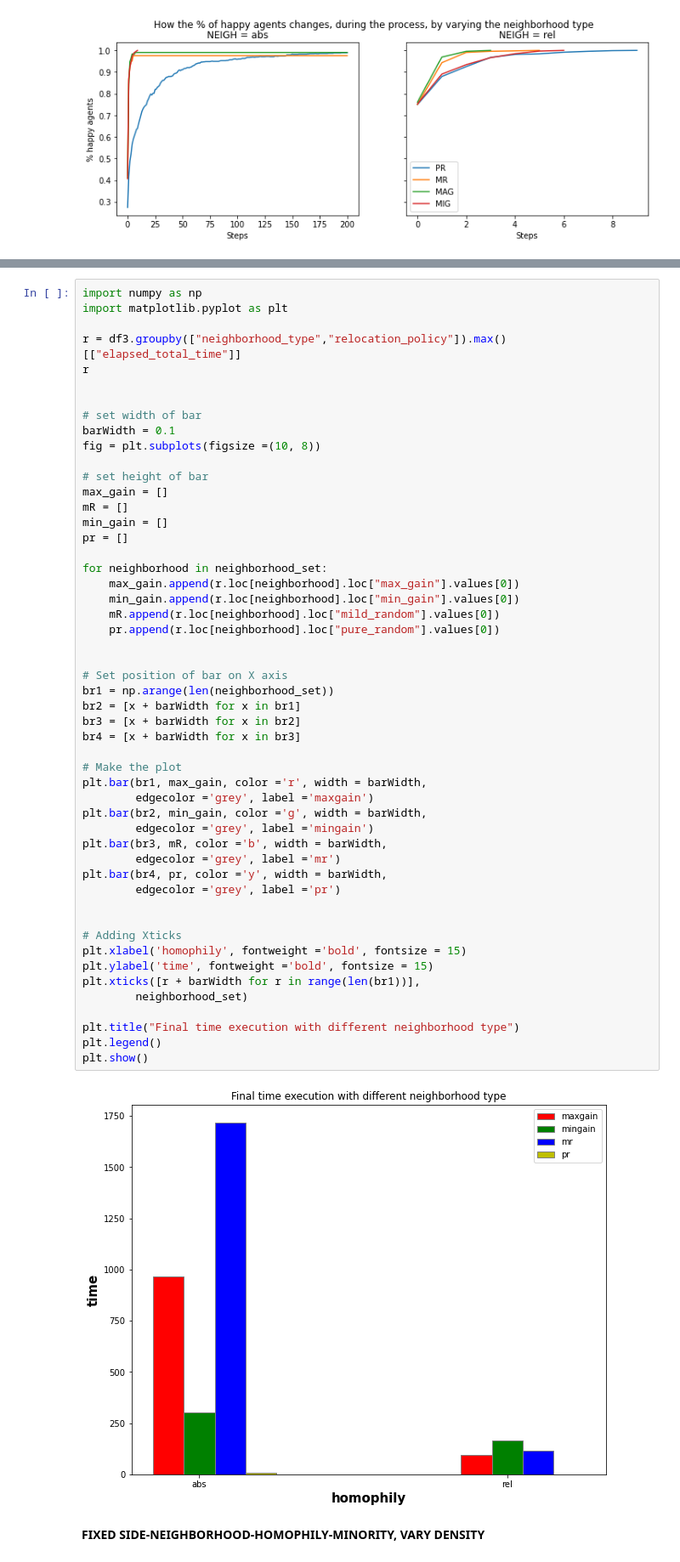
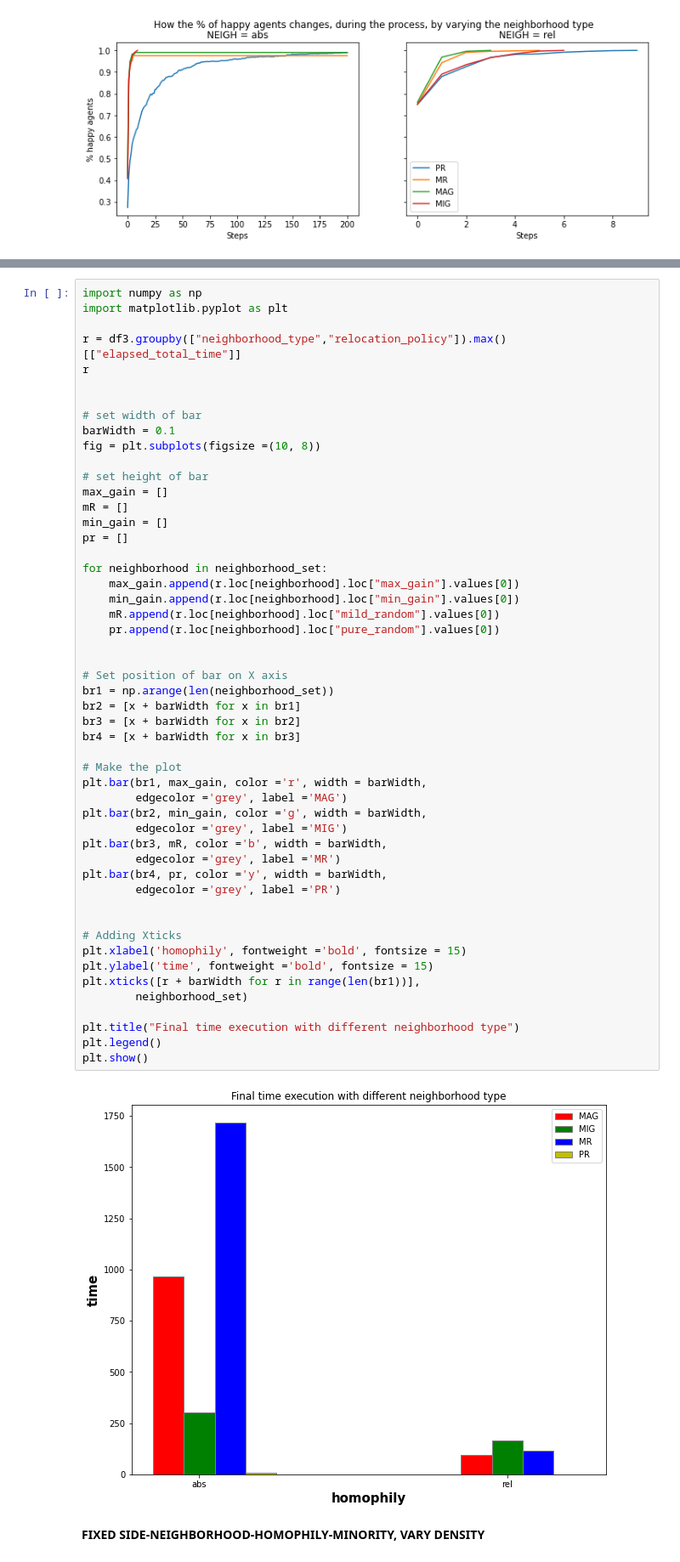
Before and after one commit to matteo-Donofrio-unipi/GEOSPA, a Jupyter notebook: schelling_model2.ipynb, the cells around one changed output, grey strips where cells are left out. Shown at 85% size. Saved outputs shown, nothing was run; the diff lists cells and outputs as text.

```diff
--- a/schelling_model2.ipynb
+++ b/schelling_model2.ipynb
@@ -873,38 +874,38 @@ pr = []
 for neighborhood in neighborhood_set:
     max_gain.append(r.loc[neighborhood].loc["max_gain"].values[0])
     min_gain.append(r.loc[neighborhood].loc["min_gain"].values[0])
     mR.append(r.loc[neighborhood].loc["mild_random"].values[0])
     pr.append(r.loc[neighborhood].loc["pure_random"].values[0])
 
 
 # Set position of bar on X axis
 br1 = np.arange(len(neighborhood_set))
 br2 = [x + barWidth for x in br1]
 br3 = [x + barWidth for x in br2]
 br4 = [x + barWidth for x in br3]
 
 # Make the plot
 plt.bar(br1, max_gain, color ='r', width = barWidth,
-		edgecolor ='grey', label ='maxgain')
+		edgecolor ='grey', label ='MAG')
 plt.bar(br2, min_gain, color ='g', width = barWidth,
-		edgecolor ='grey', label ='mingain')
+		edgecolor ='grey', label ='MIG')
 plt.bar(br3, mR, color ='b', width = barWidth,
-		edgecolor ='grey', label ='mr')
+		edgecolor ='grey', label ='MR')
 plt.bar(br4, pr, color ='y', width = barWidth,
-		edgecolor ='grey', label ='pr')
+		edgecolor ='grey', label ='PR')
 
 
 # Adding Xticks
 plt.xlabel('homophily', fontweight ='bold', fontsize = 15)
 plt.ylabel('time', fontweight ='bold', fontsize = 15)
 plt.xticks([r + barWidth for r in range(len(br1))],
 		neighborhood_set)
 
 plt.title("Final time execution with different neighborhood type")
 plt.legend()
 plt.show()
 # %% [output]
-[figure, old version]
+[figure, new version]
 # %% [markdown]
 **FIXED SIDE-NEIGHBORHOOD-HOMOPHILY-MINORITY, VARY DENSITY**
 # %%
```
Also changed, not shown: parts of 7 cells of this notebook.
